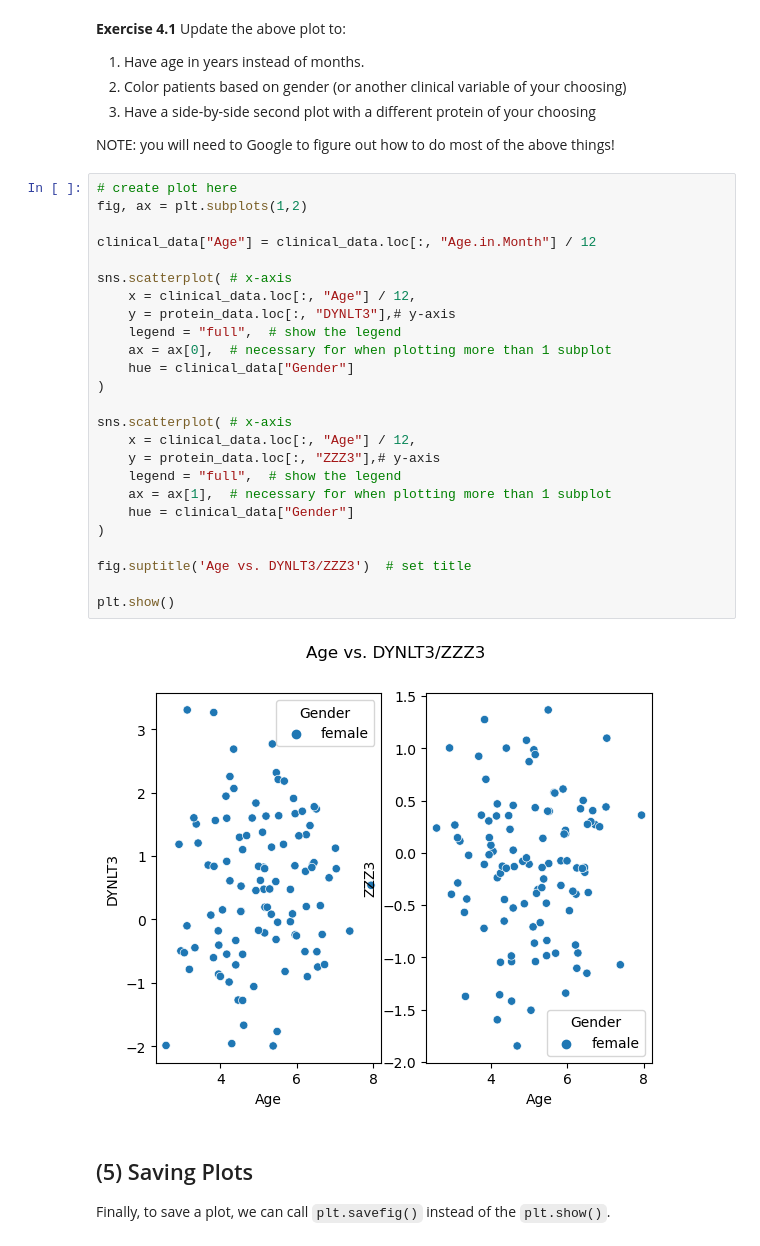
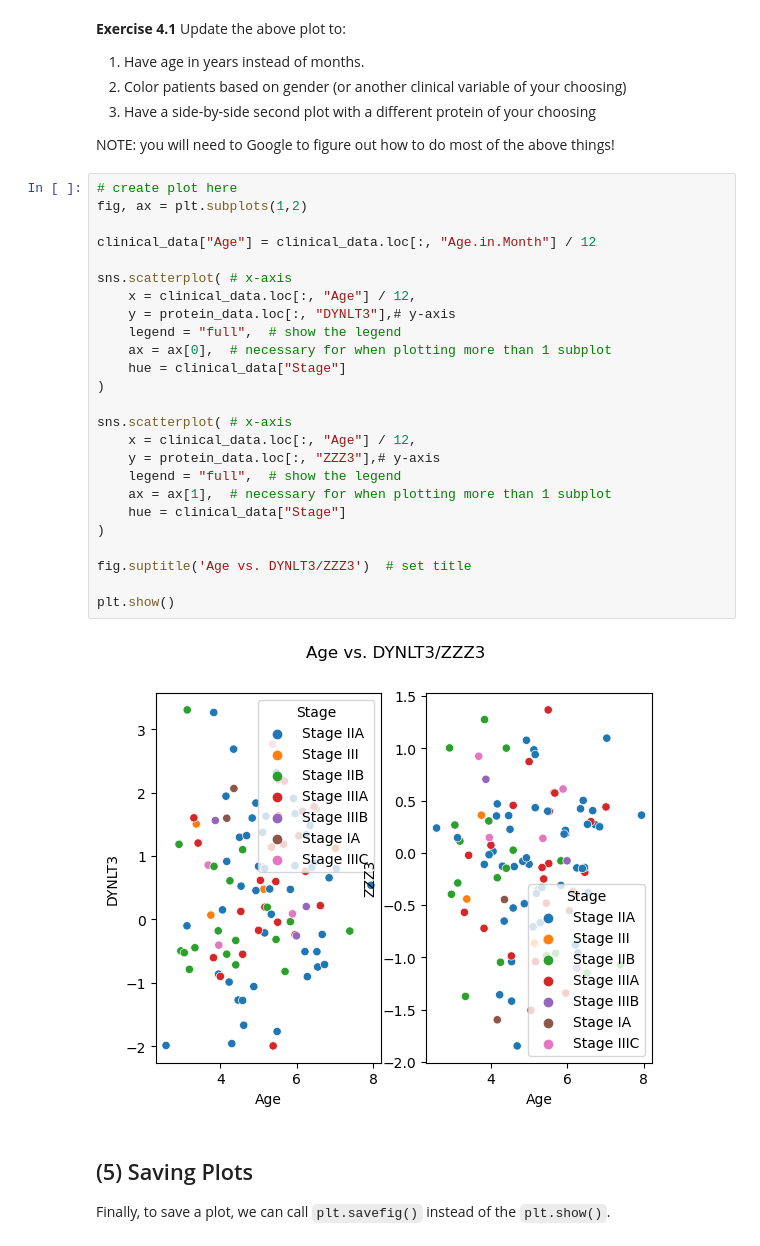
Before and after one commit to hiradhos/qbio490, a Jupyter notebook: week10_proteomics/proteomic_analyses_continued.ipynb, the cells around one changed output. Drawn from its saved outputs; the diff is of its cells as text.

```diff
--- a/week10_proteomics/proteomic_analyses_continued.ipynb
+++ b/week10_proteomics/proteomic_analyses_continued.ipynb
@@ -223,30 +223,30 @@ NOTE: you will need to Google to figure out how to do most of the above things!
 # %%
 # create plot here
 fig, ax = plt.subplots(1,2)
 
 clinical_data["Age"] = clinical_data.loc[:, "Age.in.Month"] / 12
 
 sns.scatterplot( # x-axis
     x = clinical_data.loc[:, "Age"] / 12,
     y = protein_data.loc[:, "DYNLT3"],# y-axis
     legend = "full",  # show the legend
     ax = ax[0],  # necessary for when plotting more than 1 subplot
-    hue = clinical_data["Gender"]
+    hue = clinical_data["Stage"]
 )
 
 sns.scatterplot( # x-axis
     x = clinical_data.loc[:, "Age"] / 12,
     y = protein_data.loc[:, "ZZZ3"],# y-axis
     legend = "full",  # show the legend
     ax = ax[1],  # necessary for when plotting more than 1 subplot
-    hue = clinical_data["Gender"]
+    hue = clinical_data["Stage"]
 )
 
 fig.suptitle('Age vs. DYNLT3/ZZZ3')  # set title
 
 plt.show()
 # %% [output]
-[figure, old version]
+[figure, new version]
 # %% [markdown]
 ## (5) Saving Plots
 
```
Also changed, not shown: parts of 1 cell of this notebook.
